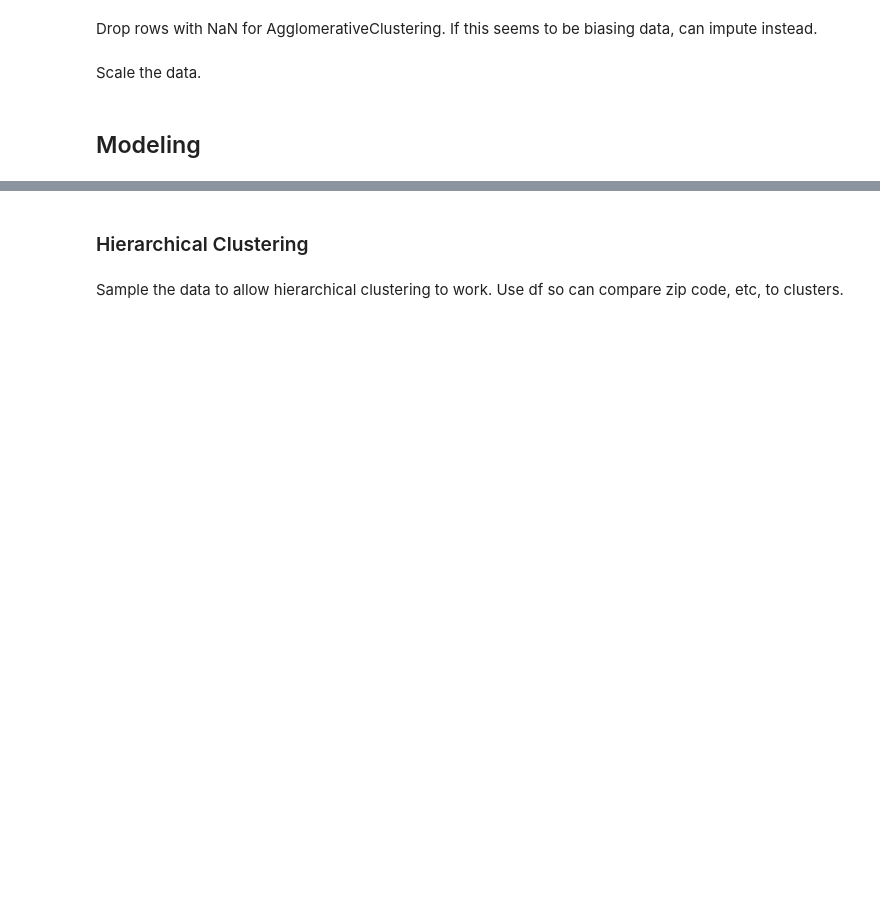
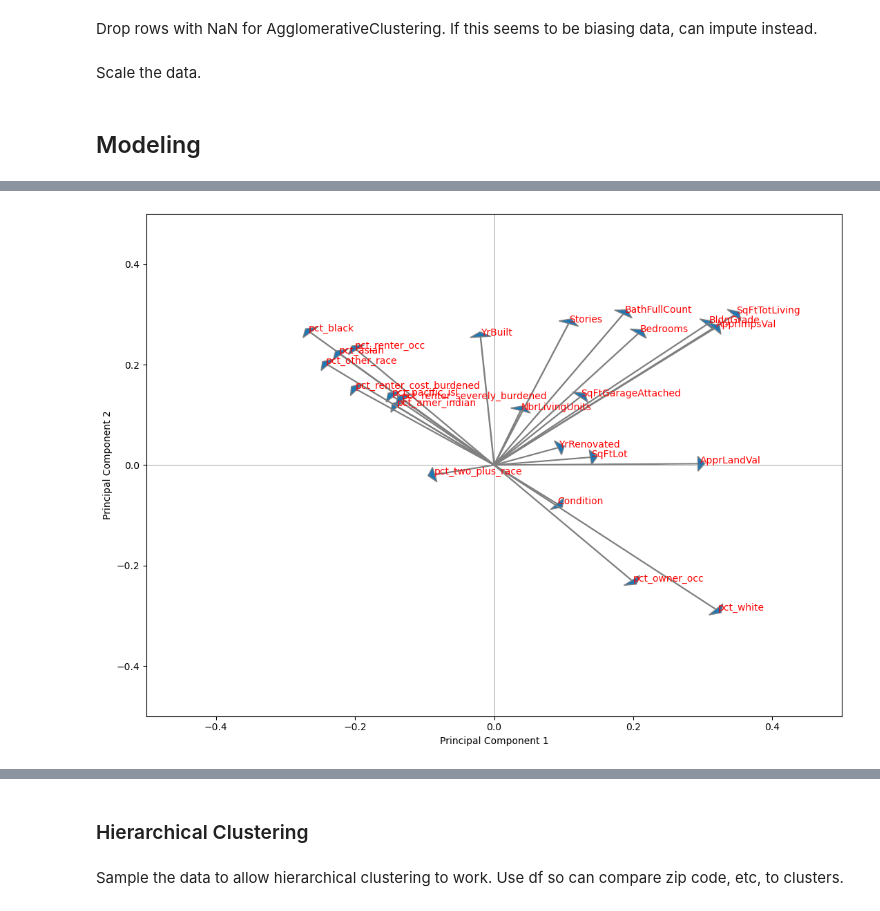
Before and after one commit to jwilsonc/PracticalHW4_5322, a Jupyter notebook: code/PracticalHomework4_Modeling.ipynb, the cells around one changed output, grey strips where cells are left out. Drawn from its saved outputs; the diff is of its cells as text; code cells hidden in the pictures; blank space fills up the shorter version.

```diff
--- a/code/PracticalHomework4_Modeling.ipynb
+++ b/code/PracticalHomework4_Modeling.ipynb
@@ -158,0 +229,20 @@ df_scaled = scaler.fit_transform(df_dropNaN)
+# %%
+features = df_pca_drop.columns.tolist() # all 24 features from dataframe
+
+fig, ax = plt.subplots(figsize=(11, 8))
+ax.set_ylim(-0.5, 0.5)
+ax.set_xlim(-0.5, 0.5)
+
+# plot principal components as arrows
+for comp, var in zip(pca.components_.T, features):
+    ax.arrow(0, 0, comp[0], comp[1], head_width=0.03, head_length=0.01, ec='gray')
+    ax.text(comp[0]*1.01, comp[1]*1.01, var, color='r')
+
+ax.axhline(0, color='grey', linewidth=0.5)
+ax.axvline(0, color='grey', linewidth=0.5)
+ax.set_xlabel('Principal Component 1')
+ax.set_ylabel('Principal Component 2')
+plt.tight_layout()
+plt.show()
+# %% [output]
+[figure, added]
```
Also changed, not shown: parts of 25 cells of this notebook.
